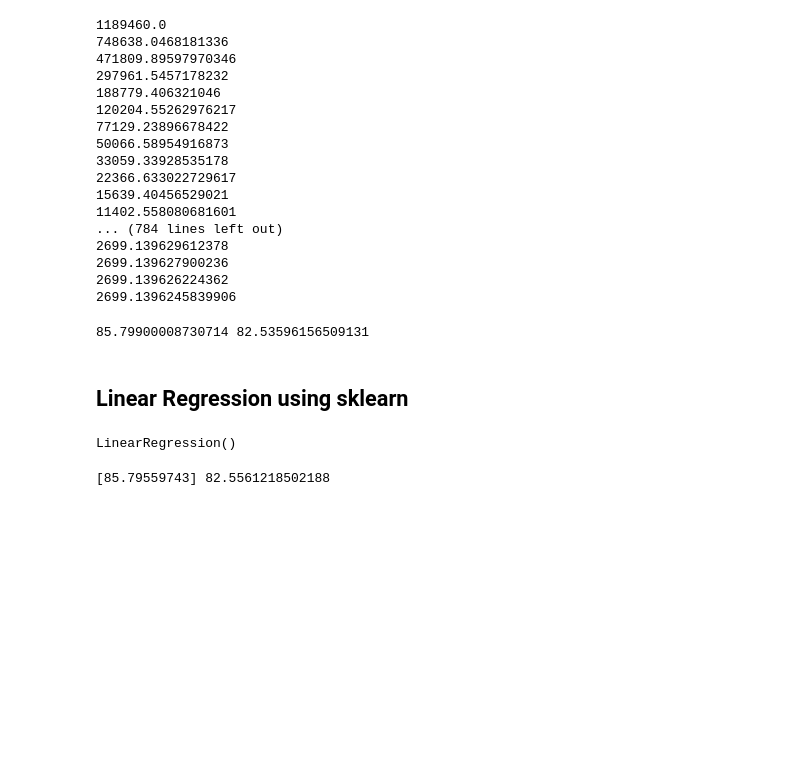
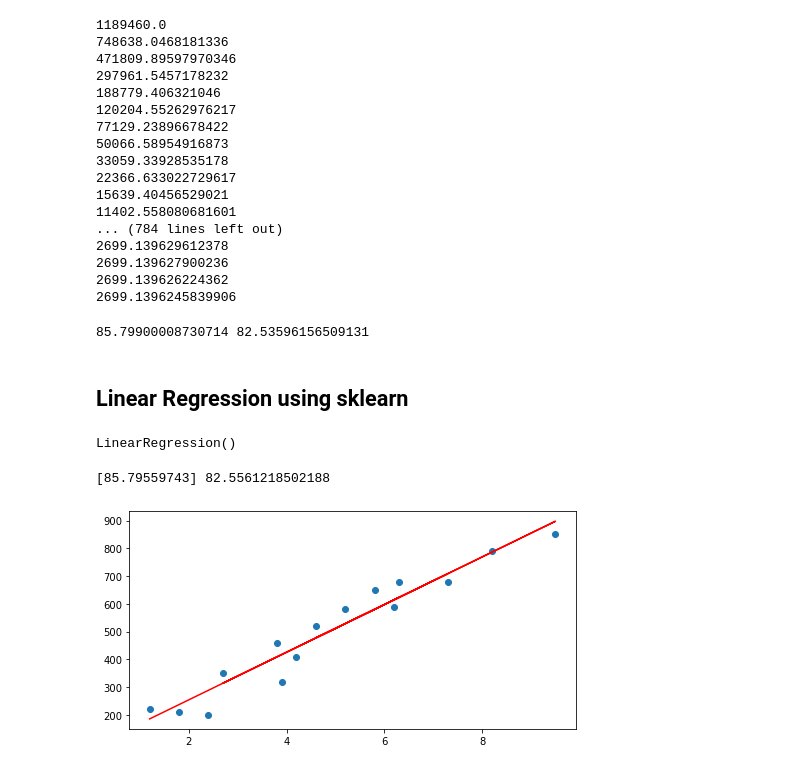
Before and after one commit to anshupandey/BootUP_maxis_data_science_level_2, a Jupyter notebook: Batch2/code - Linear Regression with numpy.ipynb, the cells around one changed output. Drawn from its saved outputs; the diff is of its cells as text; code cells hidden in the pictures; blank space fills up the shorter version.

```diff
--- a/Batch2/code - Linear Regression with numpy.ipynb
+++ b/Batch2/code - Linear Regression with numpy.ipynb
@@ -71,3 +71,11 @@ LinearRegression()
 print(model.coef_,model.intercept_)
 # %% [output]
 [85.79559743] 82.5561218502188
+# %%
+ypred = model.predict(x)
+plt.figure(figsize=(8,4))
+plt.scatter(x,y)
+plt.plot(x,ypred,c='r')
+plt.show()
+# %% [output]
+[figure, added]
```
Also changed, not shown: 2 other files.
